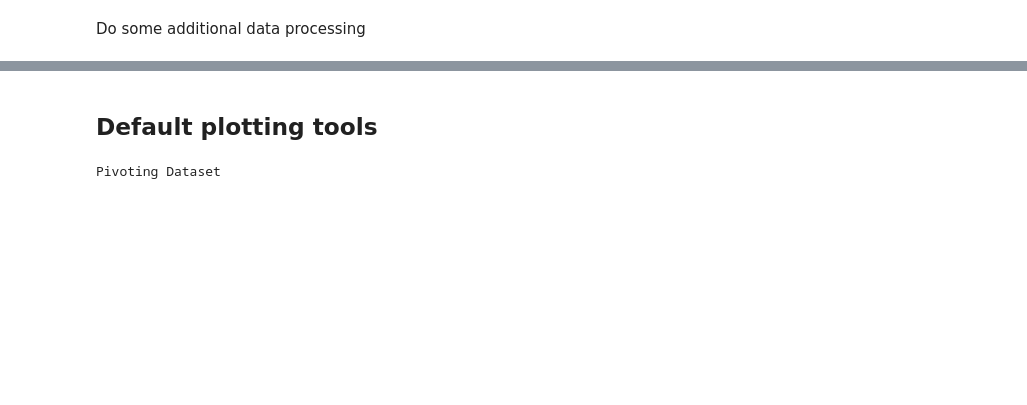
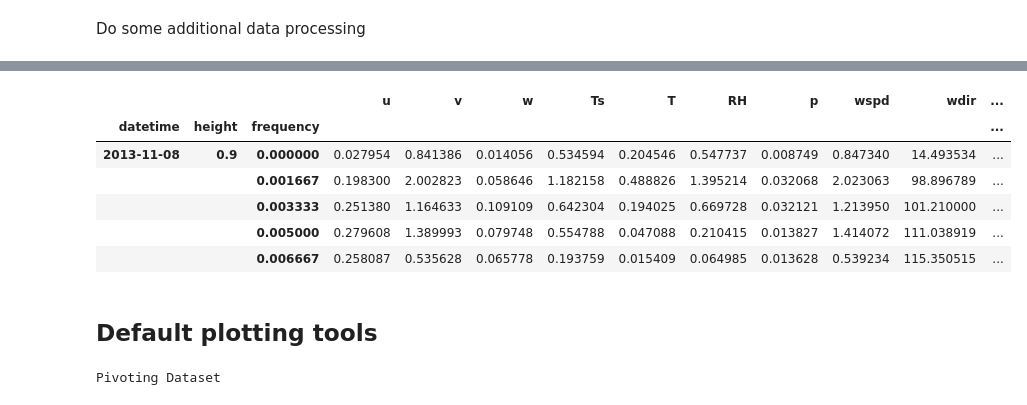
Before and after one commit to a2e-mmc/mmctools, a Jupyter notebook: example_plotting.ipynb, the cells around one changed output, grey strips where cells are left out. Cells and saved outputs as stored; diff of their text form; code cells hidden in the pictures; blank space fills up the shorter version.

```diff
--- a/example_plotting.ipynb
+++ b/example_plotting.ipynb
@@ -52,0 +71,8 @@ df10 = df.pivot(columns='height',values=['wspd','wdir','w','theta']).resample('1
+# %%
+# df is missing some timestamps, which will cause a problem when computing spectra.
+# therefore, we first reindex the dataframe
+start = df.index.levels[0][0]
+end   = df.index.levels[0][-1]
+new_index = pd.date_range(start,end,freq='1s',name='datetime')
+df = df.unstack().reindex(index=new_index).interpolate(method='index').stack()
+df.index.levels[0]
@@ -52,0 +92,7 @@ df10 = df.pivot(columns='height',values=['wspd','wdir','w','theta']).resample('1
+# %%
+time_intervals=pd.date_range('2013-11-08 00:00:00','2013-11-10 00:00:00',freq='1h')
+%time df_spectra = power_spectral_density(df,time_intervals)
+df_spectra.head()
+# CPU times: user 1min 6s, sys: 2.91 s, total: 1min 9s
+# Wall time: 1min 9s
+# %% [output]
@@ -53,3 +101,10 @@ df10 = df.pivot(columns='height',values=['wspd','wdir','w','theta']).resample('1
+|  |  |  | u | v | w | Ts | T | RH | p | wspd | wdir | ... |
+| datetime | height | frequency |  |  |  |  |  |  |  |  |  | ... |
+| 2013-11-08 | 0.9 | 0.000000 | 0.027954 | 0.841386 | 0.014056 | 0.534594 | 0.204546 | 0.547737 | 0.008749 | 0.847340 | 14.493534 | ... |
+|  |  | 0.001667 | 0.198300 | 2.002823 | 0.058646 | 1.182158 | 0.488826 | 1.395214 | 0.032068 | 2.023063 | 98.896789 | ... |
+|  |  | 0.003333 | 0.251380 | 1.164633 | 0.109109 | 0.642304 | 0.194025 | 0.669728 | 0.032121 | 1.213950 | 101.210000 | ... |
+|  |  | 0.005000 | 0.279608 | 1.389993 | 0.079748 | 0.554788 | 0.047088 | 0.210415 | 0.013827 | 1.414072 | 111.038919 | ... |
+|  |  | 0.006667 | 0.258087 | 0.535628 | 0.065778 | 0.193759 | 0.015409 | 0.064985 | 0.013628 | 0.539234 | 115.350515 | ... |
 # %% [markdown]
 ## Default plotting tools
 # %%
```
Also changed, not shown: parts of 12 cells of this notebook.
